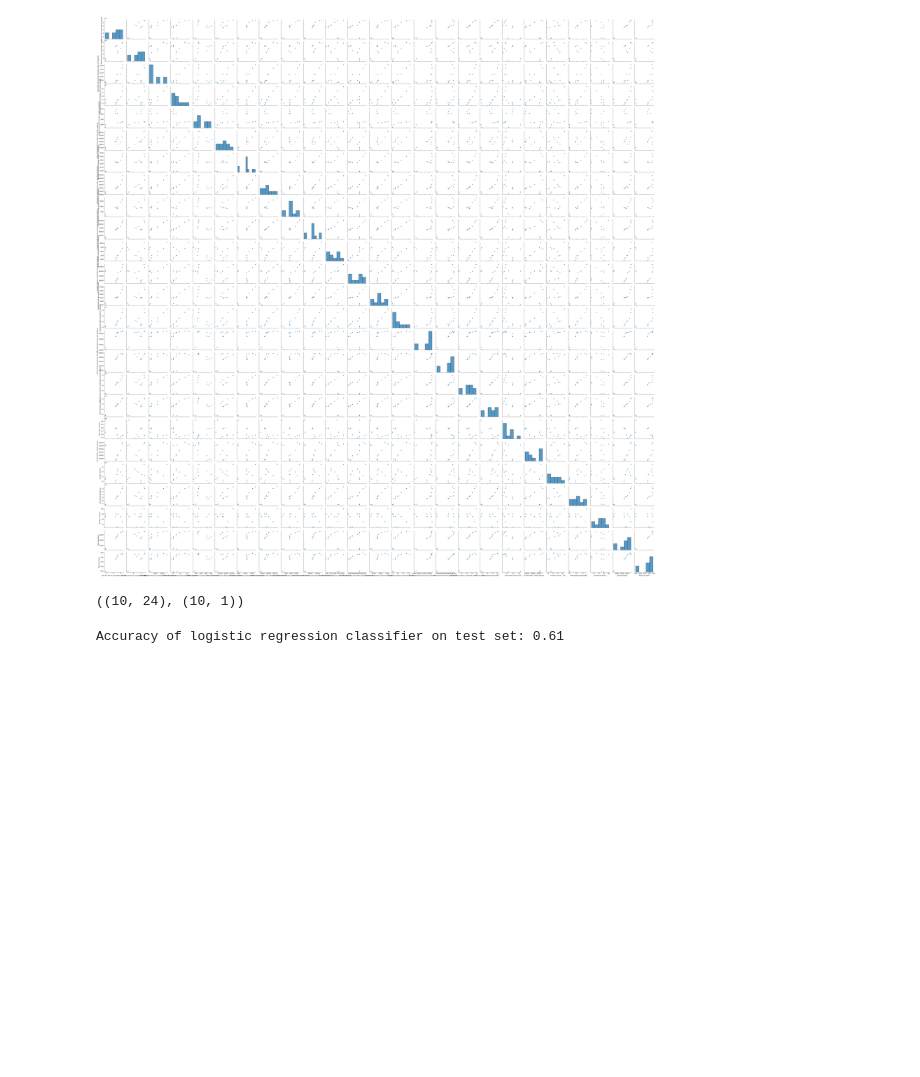
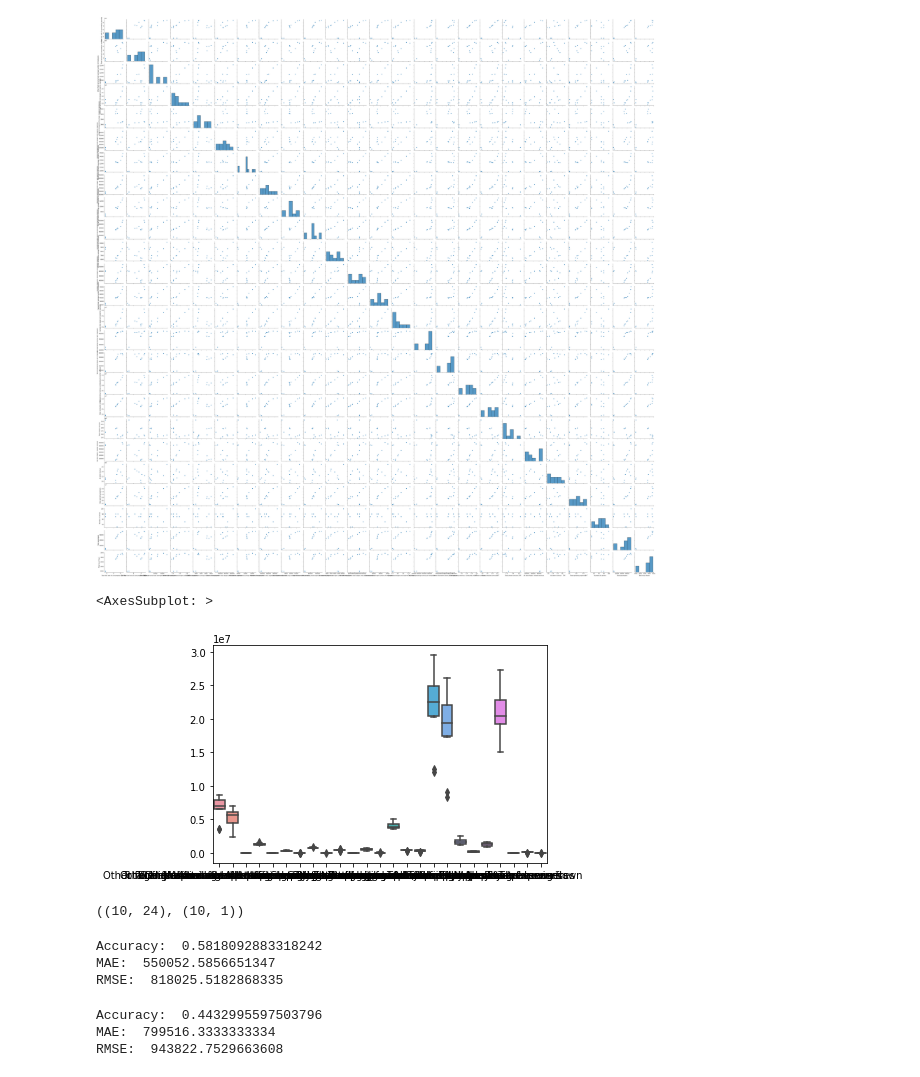
Before and after one commit to AustinPerea/Capstone-EDA, a Jupyter notebook: Airline_Operating.ipynb, the cells around one changed output. Saved outputs shown, nothing was run; the diff lists cells and outputs as text; code cells hidden in the pictures; blank space fills up the shorter version.

```diff
--- a/Airline_Operating.ipynb
+++ b/Airline_Operating.ipynb
@@ -148,6 +150,11 @@ sns.pairplot(df)
 # %% [output]
 <seaborn.axisgrid.PairGrid at 0x...>
 [figure]
+# %%
+sns.boxplot(df)
+# %% [output]
+<AxesSubplot: >
+[figure, added]
 # %%
 y = np.array(df["Total fuel and oil consumption expense"]).reshape(-1,1)
 X = np.array(df.drop(columns={"Total fuel and oil consumption expense"}))
@@ -156,13 +163,27 @@ X.shape, y.shape
 # %% [output]
 ((10, 24), (10, 1))
 # %%
-
-
 X_train, X_test, y_train, y_test = train_test_split(X, y)
 logreg = LinearRegression()
 logreg.fit(X_train, y_train)
 
 y_pred = logreg.predict(X_test)
-print('Accuracy of logistic regression classifier on test set: {:.2f}'.format(logreg.score(X_test, y_test)))
+print("Accuracy: ",r2_score(y_test, y_pred))
+print("MAE: ",mean_absolute_error(y_test, y_pred))
+print("RMSE: ",np.sqrt(mean_squared_error(y_test, y_pred)))
 # %% [output]
-Accuracy of logistic regression classifier on test set: 0.61
+Accuracy:  0.5818092883318242
+MAE:  550052.5856651347
+RMSE:  818025.5182868335
+# %%
+dt = DecisionTreeRegressor()
+dt.fit(X_train, y_train)
+yhat = dt.predict(X_test)
+
+print("Accuracy: ",r2_score(y_test, yhat))
+print("MAE: ",mean_absolute_error(y_test, yhat))
+print("RMSE: ",np.sqrt(mean_squared_error(y_test, yhat)))
+# %% [output]
+Accuracy:  0.4432995597503796
+MAE:  799516.3333333334
+RMSE:  943822.7529663608
```
Also changed, not shown: parts of 1 cell of this notebook.
